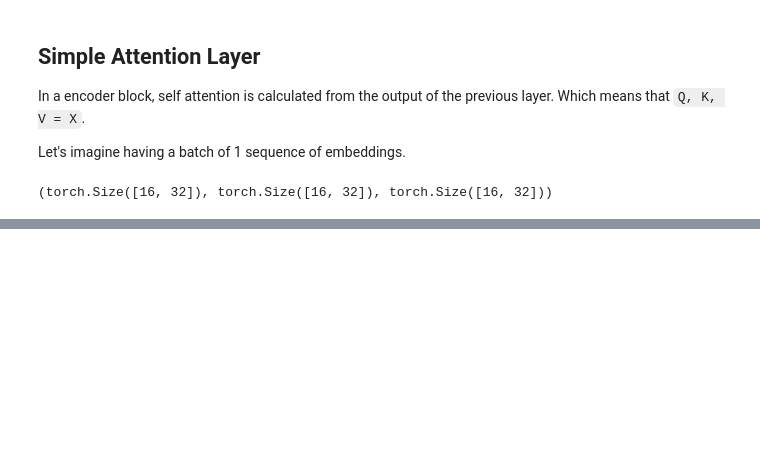
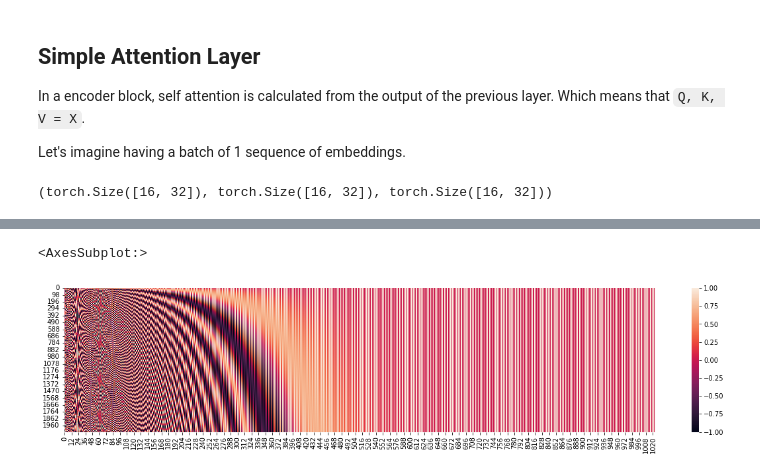
Before and after one commit to ahmedsamirio/transformers, a Jupyter notebook: attention-is-all-you-need.ipynb, the cells around one changed output, grey strips where cells are left out. Saved outputs shown, nothing was run; the diff lists cells and outputs as text; code cells hidden in the pictures; blank space fills up the shorter version.

```diff
--- a/attention-is-all-you-need.ipynb
+++ b/attention-is-all-you-need.ipynb
@@ -61,0 +237,6 @@ torch.Size([16, 32])
+# %%
+plt.figure(figsize=(20,4))
+sns.heatmap(pos_enc)
+# %% [output]
+<AxesSubplot:>
+[figure, added]
```
Also changed, not shown: parts of 80 cells of this notebook.
